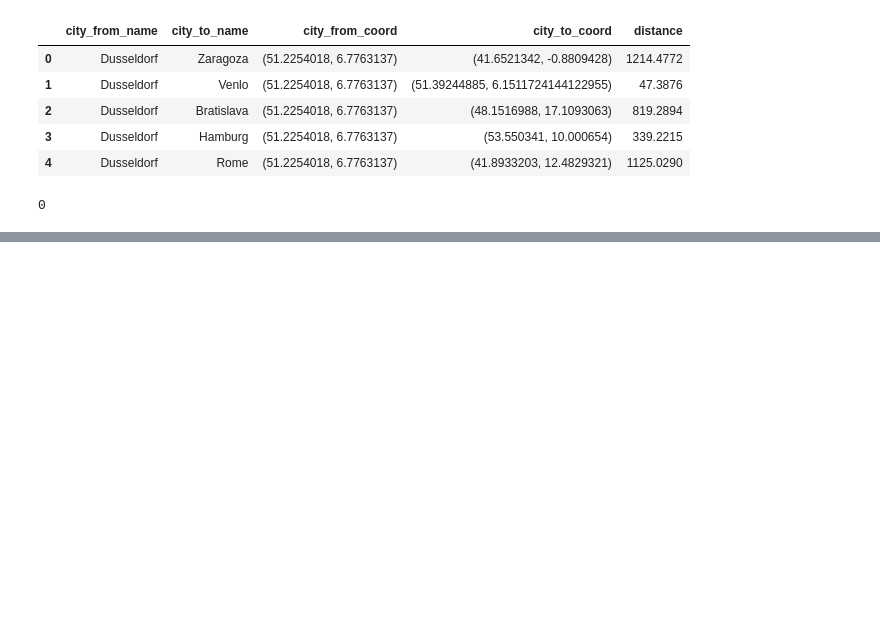
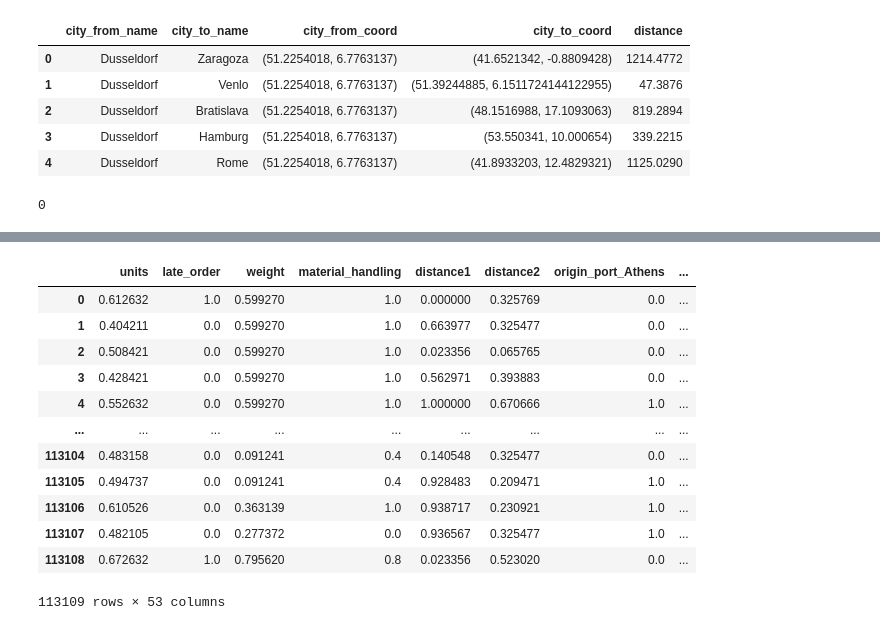
Before and after one commit to bcatala/Datathon, a Jupyter notebook: starter-notebook.ipynb, the cells around one changed output, grey strips where cells are left out. Cells and saved outputs as stored; diff of their text form; code cells hidden in the pictures; blank space fills up the shorter version.

```diff
--- a/starter-notebook.ipynb
+++ b/starter-notebook.ipynb
@@ -394,0 +379,22 @@ submission
+# %%
+from sklearn.preprocessing import MinMaxScaler
+
+scaler = MinMaxScaler()
+
+df_scaled = scaler.fit_transform(TRAIN_DF.to_numpy())
+TRAIN_DF = pd.DataFrame(df_scaled, columns=TRAIN_DF.columns)
+TRAIN_DF
+# %% [output]
+|  | units | late_order | weight | material_handling | distance1 | distance2 | origin_port_Athens | ... |
+| 0 | 0.612632 | 1.0 | 0.599270 | 1.0 | 0.000000 | 0.325769 | 0.0 | ... |
+| 1 | 0.404211 | 0.0 | 0.599270 | 1.0 | 0.663977 | 0.325477 | 0.0 | ... |
+| 2 | 0.508421 | 0.0 | 0.599270 | 1.0 | 0.023356 | 0.065765 | 0.0 | ... |
+| 3 | 0.428421 | 0.0 | 0.599270 | 1.0 | 0.562971 | 0.393883 | 0.0 | ... |
+| 4 | 0.552632 | 0.0 | 0.599270 | 1.0 | 1.000000 | 0.670666 | 1.0 | ... |
+| ... | ... | ... | ... | ... | ... | ... | ... | ... |
+| 113104 | 0.483158 | 0.0 | 0.091241 | 0.4 | 0.140548 | 0.325477 | 0.0 | ... |
+| 113105 | 0.494737 | 0.0 | 0.091241 | 0.4 | 0.928483 | 0.209471 | 1.0 | ... |
+| 113106 | 0.610526 | 0.0 | 0.363139 | 1.0 | 0.938717 | 0.230921 | 1.0 | ... |
+| 113107 | 0.482105 | 0.0 | 0.277372 | 0.0 | 0.936567 | 0.325477 | 1.0 | ... |
+| 113108 | 0.672632 | 1.0 | 0.795620 | 0.8 | 0.023356 | 0.523020 | 0.0 | ... |
+113109 rows × 53 columns
```
Also changed, not shown: parts of 66 cells of this notebook.
